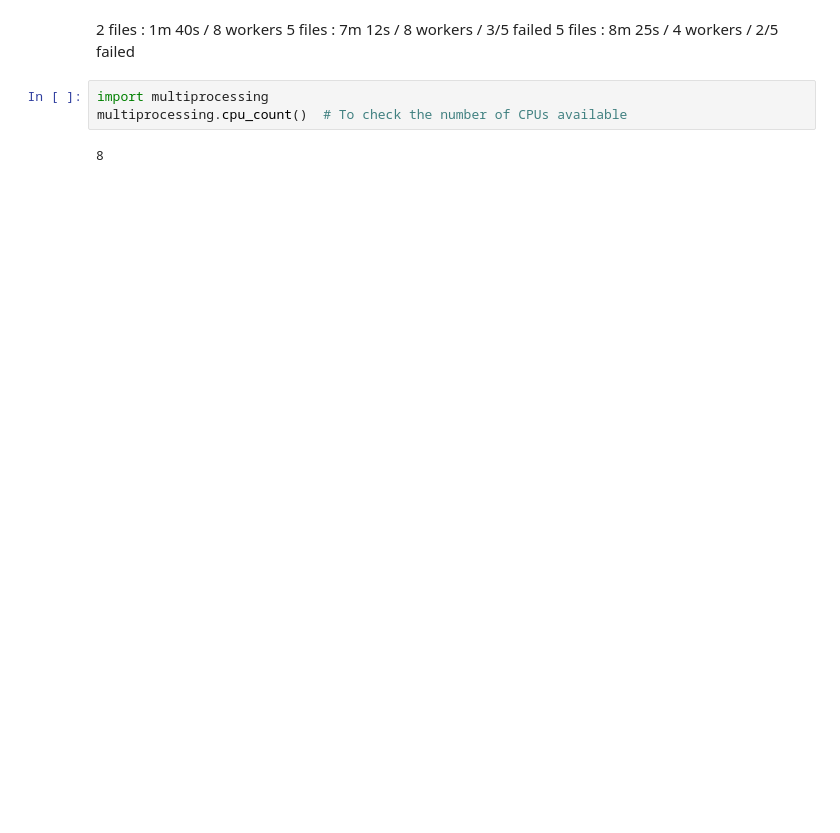
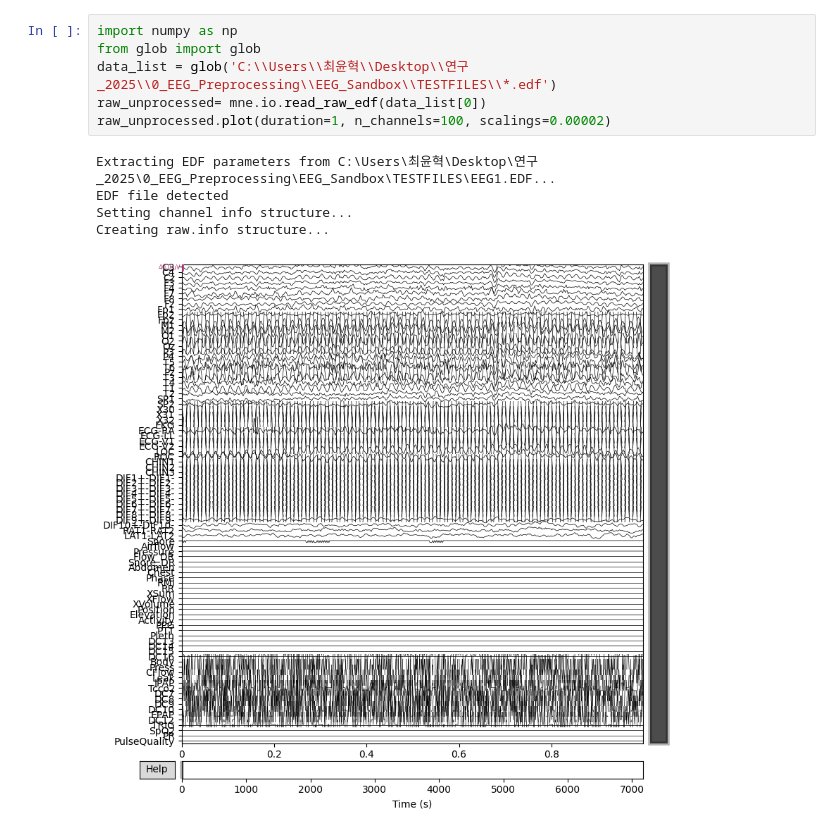
Before and after one commit to choiyh592/EEG-APP, a Jupyter notebook: tests.ipynb, the cells around one changed output. Drawn from its saved outputs; the diff is of its cells as text; blank space fills up the shorter version.

```diff
--- a/tests.ipynb
+++ b/tests.ipynb
@@ -62,9 +52,12 @@ mockPreprocessor.run_preprocessing()
-# %% [markdown]
-2 files : 1m 40s / 8 workers
-5 files : 7m 12s / 8 workers / 3/5 failed
-5 files : 8m 25s / 4 workers / 2/5 failed
-# %%
-import multiprocessing
-multiprocessing.cpu_count()  # To check the number of CPUs available
-# %% [output]
-8
+# %%
+import numpy as np
+from glob import glob
+data_list = glob('C:\\Users\\최윤혁\\Desktop\\연구_2025\\0_EEG_Preprocessing\\EEG_Sandbox\\TESTFILES\\*.edf')
+raw_unprocessed= mne.io.read_raw_edf(data_list[0])
+raw_unprocessed.plot(duration=1, n_channels=100, scalings=0.00002)
+# %% [output]
+Extracting EDF parameters from C:\Users\최윤혁\Desktop\연구_2025\0_EEG_Preprocessing\EEG_Sandbox\TESTFILES\EEG1.EDF...
+EDF file detected
+Setting channel info structure...
+Creating raw.info structure...
+[figure, added]
```
Also changed, not shown: parts of 3 cells of this notebook, 3 other files.
